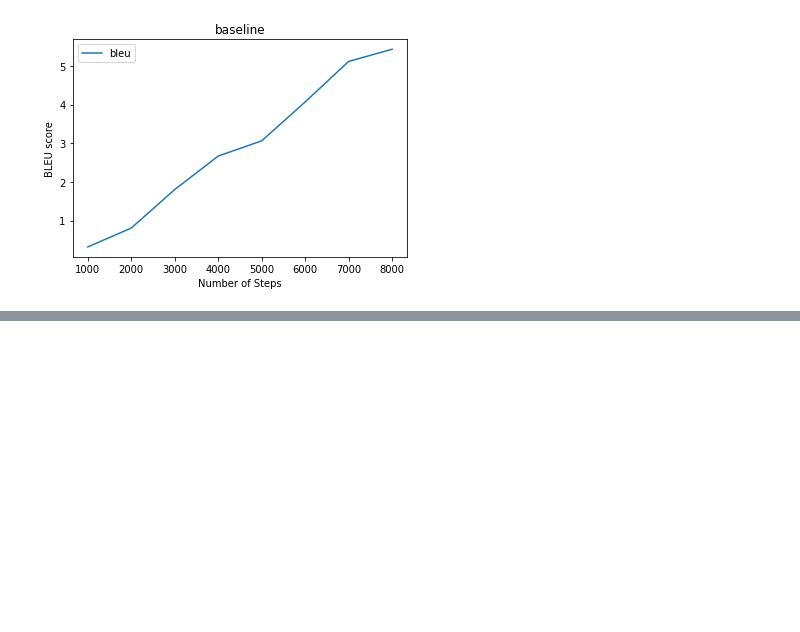
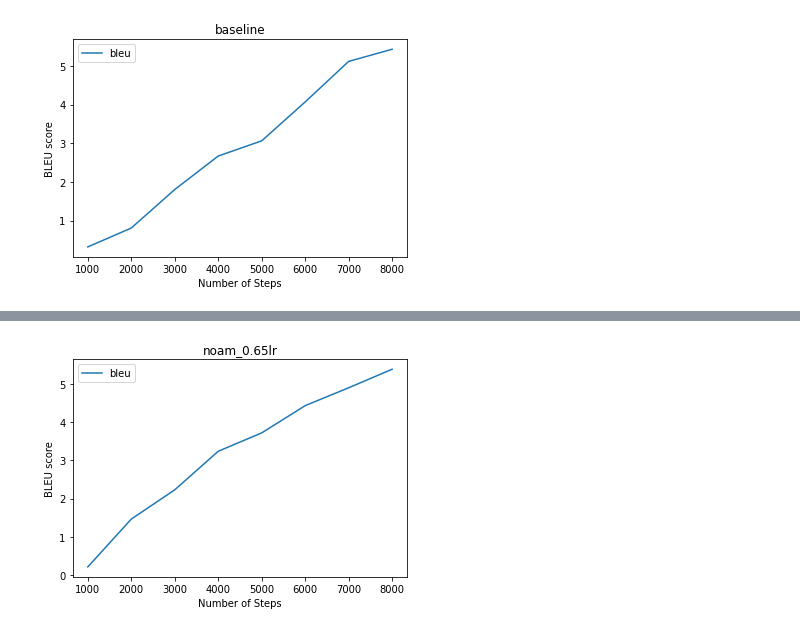
Before and after one commit to Shingirai98/Xhosa_English_Translation, a Jupyter notebook: Results.ipynb, the cells around one changed output, grey strips where cells are left out. Drawn from its saved outputs; the diff is of its cells as text; code cells hidden in the pictures; blank space fills up the shorter version.

```diff
--- a/Results.ipynb
+++ b/Results.ipynb
@@ -24,7 +24,7 @@ def var_init(tag):
   tag = tag
   os.environ["gdrive_path"] = "/content/drive/My Drive/m/%s-%s-%s" % (target_language, source_language, tag)
 # %%
-vars = ["noam_0.65lr","baseline-noam", "baseline_10epochs", "baseline"]
+vars = ["noam_0.65lr","baseline-noam", "baseline_10epochs", "baseline", "noam_0.35lr","noam_df.9"]
 # %%
 var_init(vars[1])
 !echo $gdrive_path
@@ -161,0 +171,4 @@ disp_plot(vars[3])
+# %%
+disp_plot(vars[0])
+# %% [output]
+[figure, added]
```
Also changed, not shown: parts of 9 cells of this notebook.
